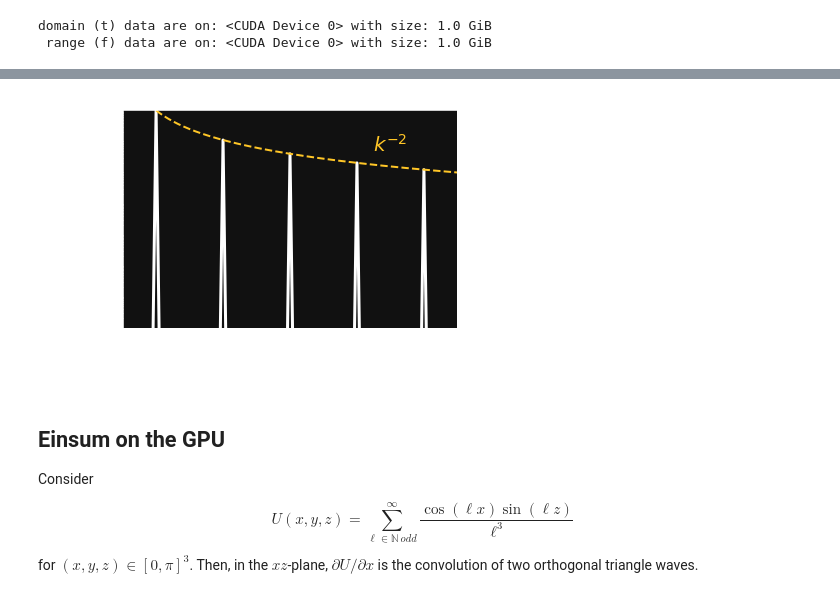
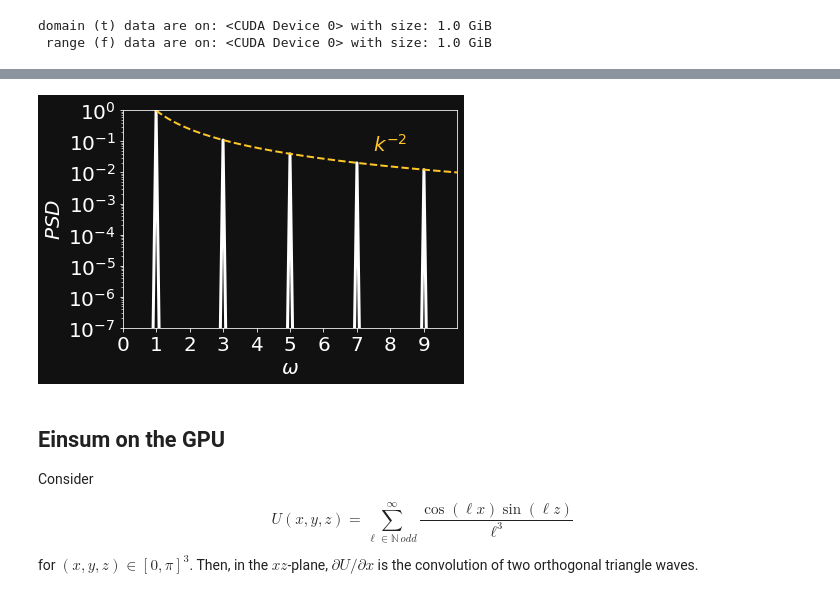
Before and after one commit to jyalim/RCworkshops, a Jupyter notebook: ML90-python/fft-alignment-speed/fft-nvidia.ipynb, the cells around one changed output, grey strips where cells are left out. Drawn from its saved outputs; the diff is of its cells as text; code cells hidden in the pictures.

```diff
--- a/ML90-python/fft-alignment-speed/fft-nvidia.ipynb
+++ b/ML90-python/fft-alignment-speed/fft-nvidia.ipynb
@@ -96,17 +97,18 @@ p   = np.asnumpy(q)
 p  /= p.max()
 k   = np.asnumpy(np.linspace(1,11,1001))
 # %%
+plt.figure(facecolor='#111111')
 plt.semilogy(om,p,'w-',lw=3)
 plt.semilogy(k,1/k**2,'--',c=gld,lw=2)
 plt.annotate(r'$k^{-2}$',(8,5e-2),fontsize=20,color=gld,ha='center')
 _=plt.xlim(0,10)
 _=plt.ylim(1e-7,1)
 _=plt.xticks(np.asnumpy(np.arange(10)),fontsize=20)
 _=plt.yticks(fontsize=20)
 _=plt.xlabel(r'$\omega$',fontsize=20,color='w')
 _=plt.ylabel(r'$PSD$',fontsize=20,color='w')
 # %% [output]
-[figure, old version]
+[figure, new version]
 # %% [markdown]
 ## Einsum on the GPU
 
```
Also changed, not shown: parts of 10 cells of this notebook, 1 other file.
